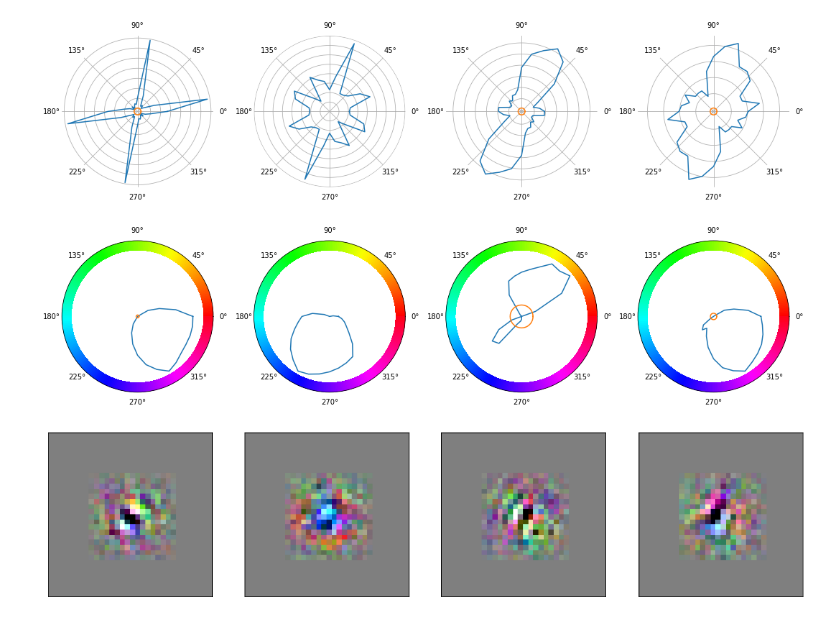
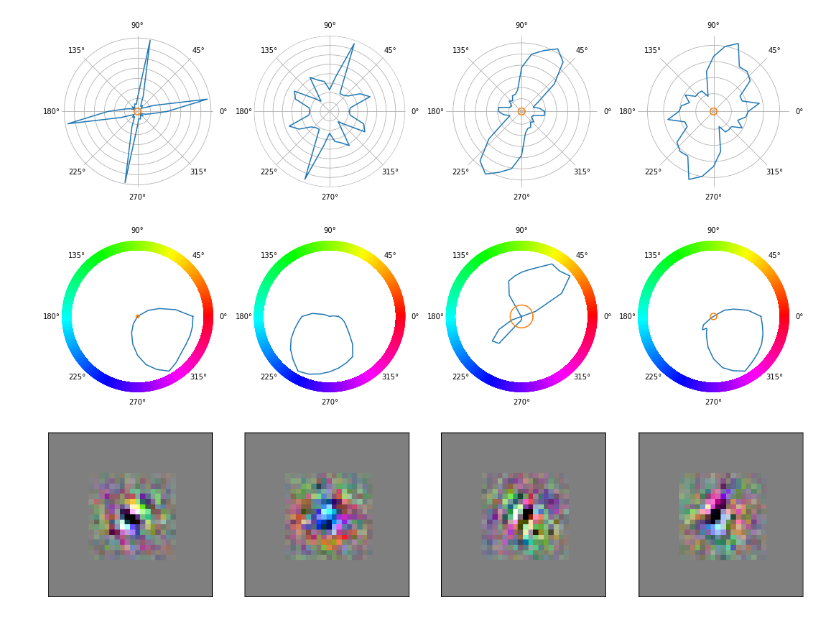
Before and after one commit to ecs-vlc/opponency, a Jupyter notebook: cell_characterisation.ipynb, the cells around one changed output. Saved outputs shown, nothing was run; the diff lists cells and outputs as text; code cells hidden in the pictures.

```diff
--- a/cell_characterisation.ipynb
+++ b/cell_characterisation.ipynb
@@ -114,35 +114,35 @@ nc = min(4, ncells)
 
 fig, ax = plt.subplots(nrows=nr, ncols=nc, squeeze=False, subplot_kw=dict(projection='polar'), figsize=(15,4*max(1,ncells//4)))
 
 fig.tight_layout()
 
 norm = mpl.colors.Normalize(0, 2*np.pi) # Define colormap normalization for 0 to 2*pi
 n = 2000  #the number of secants for the mesh
 t = np.linspace(0,2*np.pi,n)   #theta values
 r = np.linspace(.85,1,2)        #radius values change 0.6 to 0 for full circle
 rg, tg = np.meshgrid(r,t)      #create a r,theta meshgrid
 c = tg                         #define color values as theta value
 
 data['hues'].append(data['hues'][0])
 
 for cell in range(ncells):
     response = responses[:, cell].detach().cpu().numpy()
     response = np.append(response, response[0])
     hues = np.array(data['hues']) * np.pi / 180
 
     ax[cell//4,cell%4].plot(hues, response)
     ur = [data['uniform_responses'][0][cell].item()] * len(hues)
 
     ax[cell//4,cell%4].pcolormesh(t, (r+0.2)*np.max(response), c.T,norm=norm, cmap='hsv')  #plot the colormesh on axis with colormap
 
     ax[cell//4,cell%4].plot(hues, ur)
 
     ax[cell//4,cell%4].set_yticklabels([])                  #turn off radial tick labels (yticks)
-    ax[cell//4,cell%4].spines['polar'].set_visible(True)    #turn off the axis spine
+    ax[cell//4,cell%4].spines['polar'].set_visible(False)    #turn off the axis spine
 
 plt.savefig("figures/spectral_responses.eps")
 # %% [output]
-[figure, old version]
+[figure, new version]
 # %%
 def deprocess_image(x):
     x -= x.mean()
```
Also changed, not shown: 13 other files.
